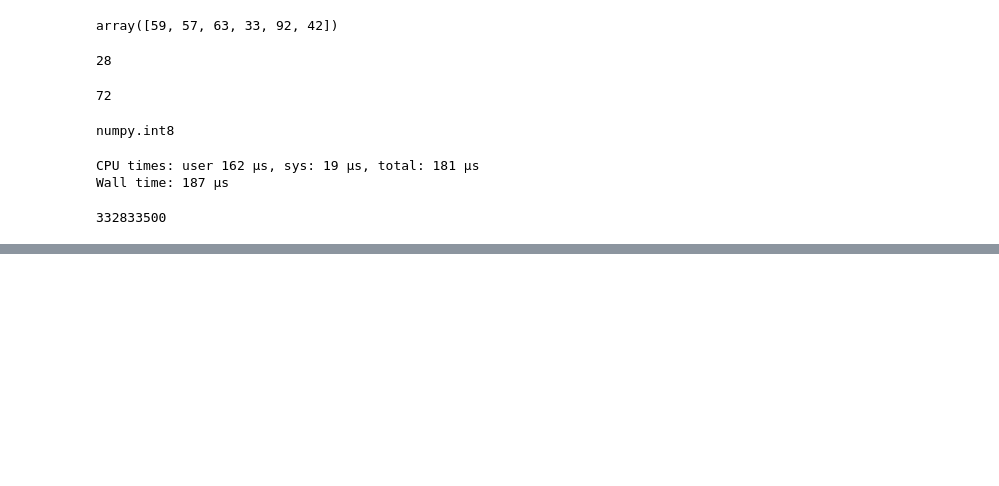
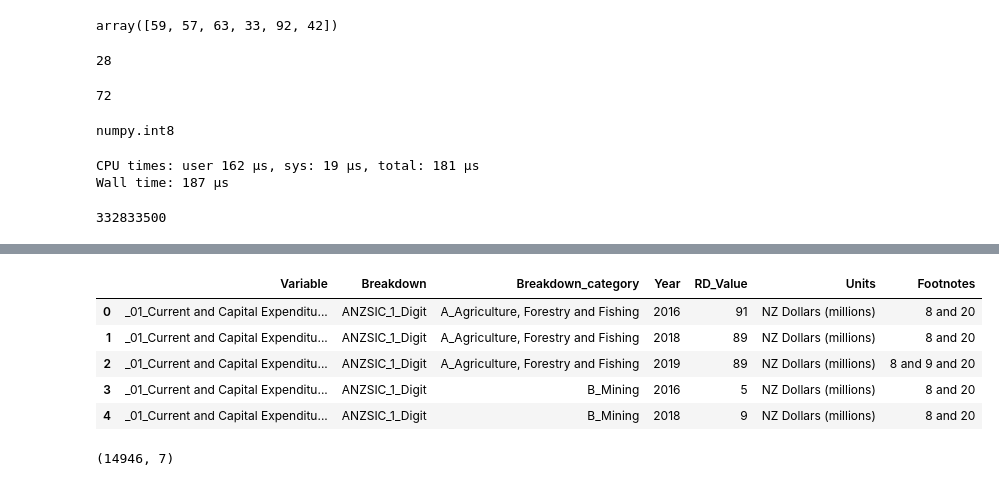
Before and after one commit to Lokhande100/Data-Analysis-with-Python, a Jupyter notebook: Data_Analysis.ipynb, the cells around one changed output, grey strips where cells are left out. Cells and saved outputs as stored; diff of their text form; code cells hidden in the pictures; blank space fills up the shorter version.

```diff
--- a/Data_Analysis.ipynb
+++ b/Data_Analysis.ipynb
@@ -108,0 +136,13 @@ Wall time: 187 µs
+# %%
+df.head()
+# %% [output]
+|  | Variable | Breakdown | Breakdown_category | Year | RD_Value | Units | Footnotes |
+| 0 | _01_Current and Capital Expenditu... | ANZSIC_1_Digit | A_Agriculture, Forestry and Fishing | 2016 | 91 | NZ Dollars (millions) | 8 and 20 |
+| 1 | _01_Current and Capital Expenditu... | ANZSIC_1_Digit | A_Agriculture, Forestry and Fishing | 2018 | 89 | NZ Dollars (millions) | 8 and 20 |
+| 2 | _01_Current and Capital Expenditu... | ANZSIC_1_Digit | A_Agriculture, Forestry and Fishing | 2019 | 89 | NZ Dollars (millions) | 8 and 9 and 20 |
+| 3 | _01_Current and Capital Expenditu... | ANZSIC_1_Digit | B_Mining | 2016 | 5 | NZ Dollars (millions) | 8 and 20 |
+| 4 | _01_Current and Capital Expenditu... | ANZSIC_1_Digit | B_Mining | 2018 | 9 | NZ Dollars (millions) | 8 and 20 |
+# %%
+df.shape
+# %% [output]
+(14946, 7)
```
Also changed, not shown: parts of 7 cells of this notebook.
